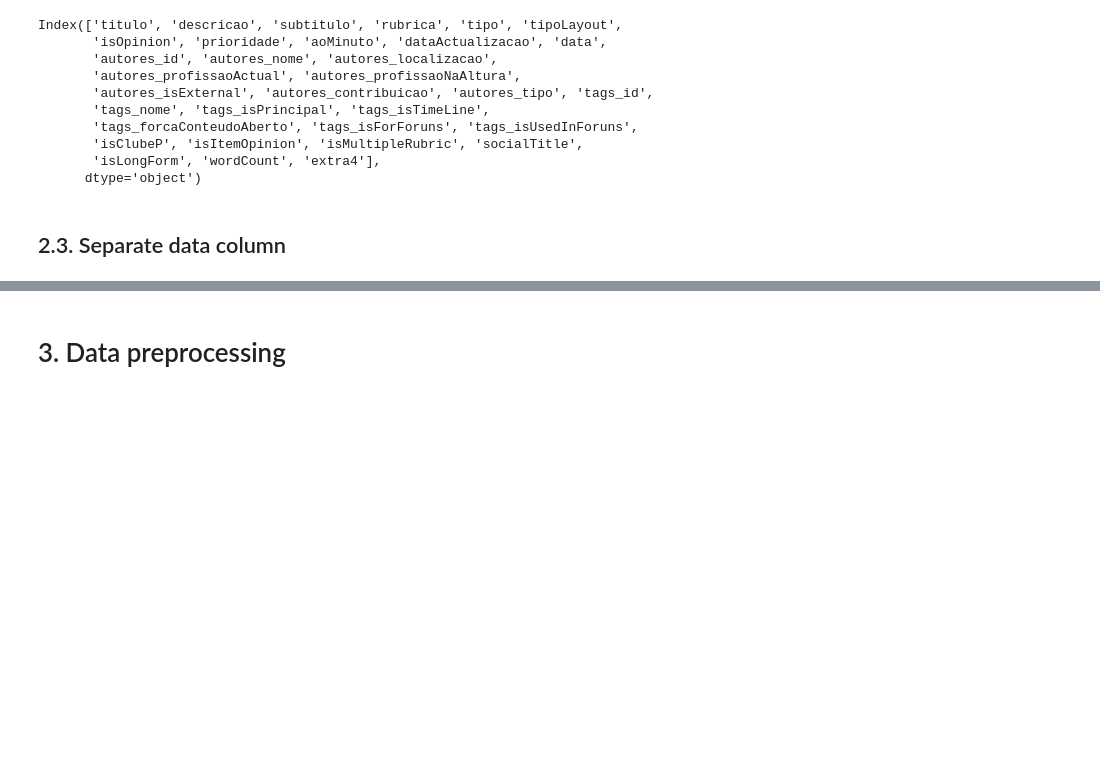
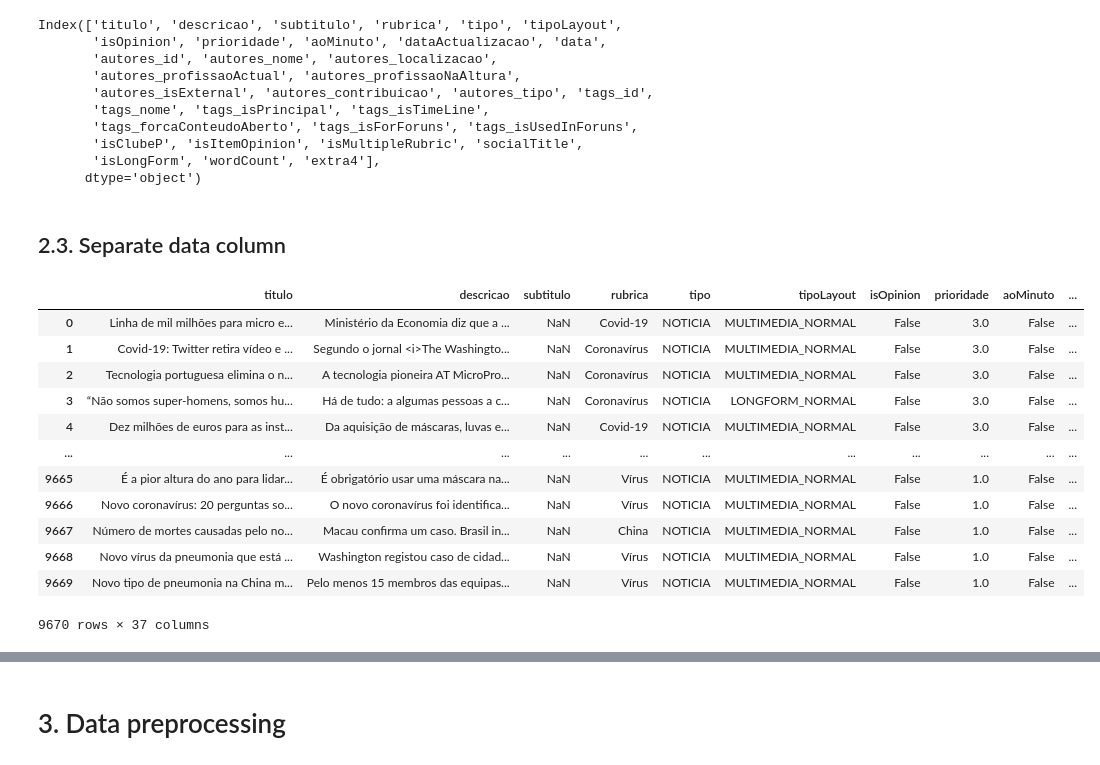
Before and after one commit to dssg-pt/miniproject-sentimentanalysis-covid, a Jupyter notebook: notebooks/news_analysis.ipynb, the cells around one changed output, grey strips where cells are left out. Drawn from its saved outputs; the diff is of its cells as text; code cells hidden in the pictures; blank space fills up the shorter version.

```diff
--- a/notebooks/news_analysis.ipynb
+++ b/notebooks/news_analysis.ipynb
@@ -156,4 +156,20 @@ df_publico['day'] = temp_cols[2]
 
 #order columns
 #df_publico = df_publico[['Data','Ano', 'Mes', 'Dia', 'Hora', 'Titulo', 'Descricao', 'Rubrica', 'URL']]
+# %%
+df_publico.assign(day = lambda df_publico: df_publico.day.map(pd.to_datetime))
+# %% [output]
+|  | titulo | descricao | subtitulo | rubrica | tipo | tipoLayout | isOpinion | prioridade | aoMinuto | ... |
+| 0 | Linha de mil milhões para micro e... | Ministério da Economia diz que a ... | NaN | Covid-19 | NOTICIA | MULTIMEDIA_NORMAL | False | 3.0 | False | ... |
+| 1 | Covid-19: Twitter retira vídeo e ... | Segundo o jornal <i>The Washingto... | NaN | Coronavírus | NOTICIA | MULTIMEDIA_NORMAL | False | 3.0 | False | ... |
+| 2 | Tecnologia portuguesa elimina o n... | A tecnologia pioneira AT MicroPro... | NaN | Coronavírus | NOTICIA | MULTIMEDIA_NORMAL | False | 3.0 | False | ... |
+| 3 | “Não somos super-homens, somos hu... | Há de tudo: a algumas pessoas a c... | NaN | Coronavírus | NOTICIA | LONGFORM_NORMAL | False | 3.0 | False | ... |
+| 4 | Dez milhões de euros para as inst... | Da aquisição de máscaras, luvas e... | NaN | Covid-19 | NOTICIA | MULTIMEDIA_NORMAL | False | 3.0 | False | ... |
+| ... | ... | ... | ... | ... | ... | ... | ... | ... | ... | ... |
+| 9665 | É a pior altura do ano para lidar... | É obrigatório usar uma máscara na... | NaN | Vírus | NOTICIA | MULTIMEDIA_NORMAL | False | 1.0 | False | ... |
+| 9666 | Novo coronavírus: 20 perguntas so... | O novo coronavírus foi identifica... | NaN | Vírus | NOTICIA | MULTIMEDIA_NORMAL | False | 1.0 | False | ... |
+| 9667 | Número de mortes causadas pelo no... | Macau confirma um caso. Brasil in... | NaN | China | NOTICIA | MULTIMEDIA_NORMAL | False | 1.0 | False | ... |
+| 9668 | Novo vírus da pneumonia que está ... | Washington registou caso de cidad... | NaN | Vírus | NOTICIA | MULTIMEDIA_NORMAL | False | 1.0 | False | ... |
+| 9669 | Novo tipo de pneumonia na China m... | Pelo menos 15 membros das equipas... | NaN | Vírus | NOTICIA | MULTIMEDIA_NORMAL | False | 1.0 | False | ... |
+9670 rows × 37 columns
 # %%
```
Also changed, not shown: parts of 9 cells of this notebook.
